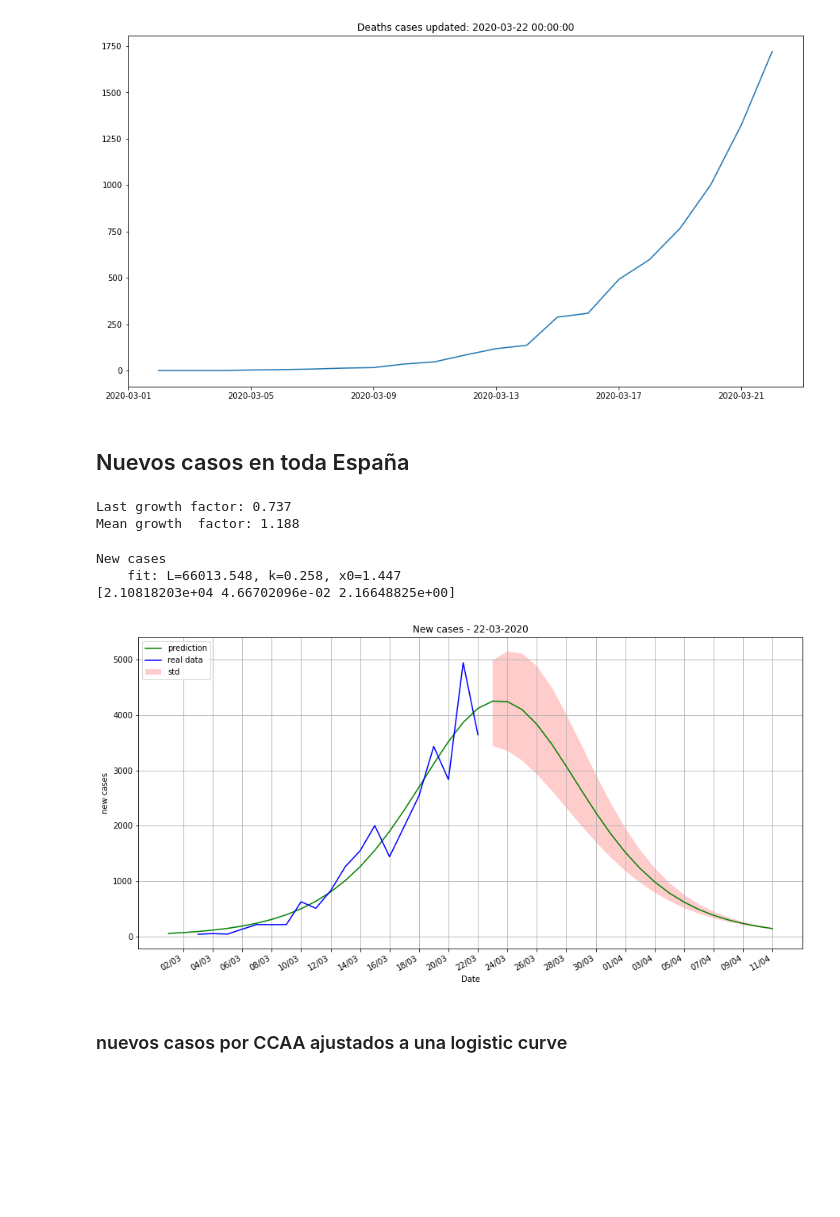
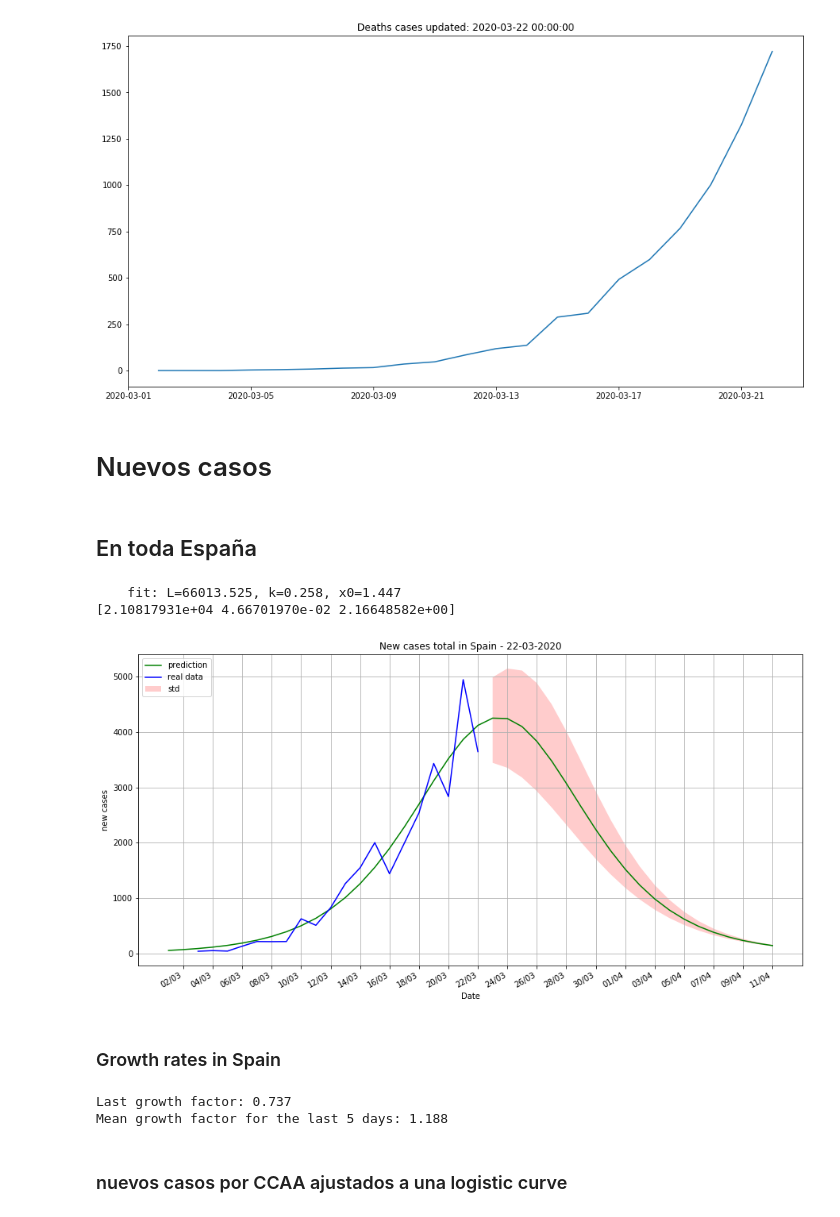
Before and after one commit to victorvicpal/COVID19_es, a Jupyter notebook: notebooks/LogisticCurve.ipynb, the cells around one changed output. Saved outputs shown, nothing was run; the diff lists cells and outputs as text; code cells hidden in the pictures; blank space fills up the shorter version.

```diff
--- a/notebooks/LogisticCurve.ipynb
+++ b/notebooks/LogisticCurve.ipynb
@@ -147,7 +146,18 @@ print('Number of deaths {:.0f}'.format(Deaths[-1]))
 Number of deaths 1720
 [figure]
 # %% [markdown]
-## Nuevos casos en toda España
+# Nuevos casos
+# %% [markdown]
+## En toda España
+# %%
+newCases=np.diff(Confirmed)
+
+Titulo = '{:.0f} new cases for Spain, updated on {}:'.format(newCases[-1],dates[-1])
+fit_curve(logistic_derivative, newCases, 'New cases total in Spain', 'new cases', last_date, coeff_std_d);
+# %% [output]
+    fit: L=66013.525, k=0.258, x0=1.447
+[2.10817931e+04 4.66701970e-02 2.16648582e+00]
+[figure, added]
 # %%
 tempVar=np.diff(Confirmed)
 tempVar[tempVar==0]=np.nan
@@ -156,20 +169,10 @@ datesNewConfirmed=dates[1:]
+# %% [markdown]
+### Growth rates in Spain
 # %%
-growth_factor = newConfirmed[1:] / newConfirmed[:-1]
-dates_growth_factor = datesNewConfirmed[1:]
-
 print('Last growth factor: {:.3f}'.format(growth_factor[-1]))
-print('Mean growth  factor: {:.3f}'.format(np.mean(growth_factor[-5:])))
+print('Mean growth factor for the last 5 days: {:.3f}'.format(np.mean(growth_factor[-5:])))
 # %% [output]
 Last growth factor: 0.737
-Mean growth  factor: 1.188
+Mean growth factor for the last 5 days: 1.188
-# %%
-newConfirmed=np.diff(Confirmed)
-
-fit_curve(logistic_derivative, newConfirmed, 'New cases', 'new cases', last_date, coeff_std_d);
-# %% [output]
-New cases
-    fit: L=66013.548, k=0.258, x0=1.447
-[2.10818203e+04 4.66702096e-02 2.16648825e+00]
-[figure, removed]
 # %% [markdown]
 ### nuevos casos por CCAA ajustados a una logistic curve
```
Also changed, not shown: parts of 13 cells of this notebook.
